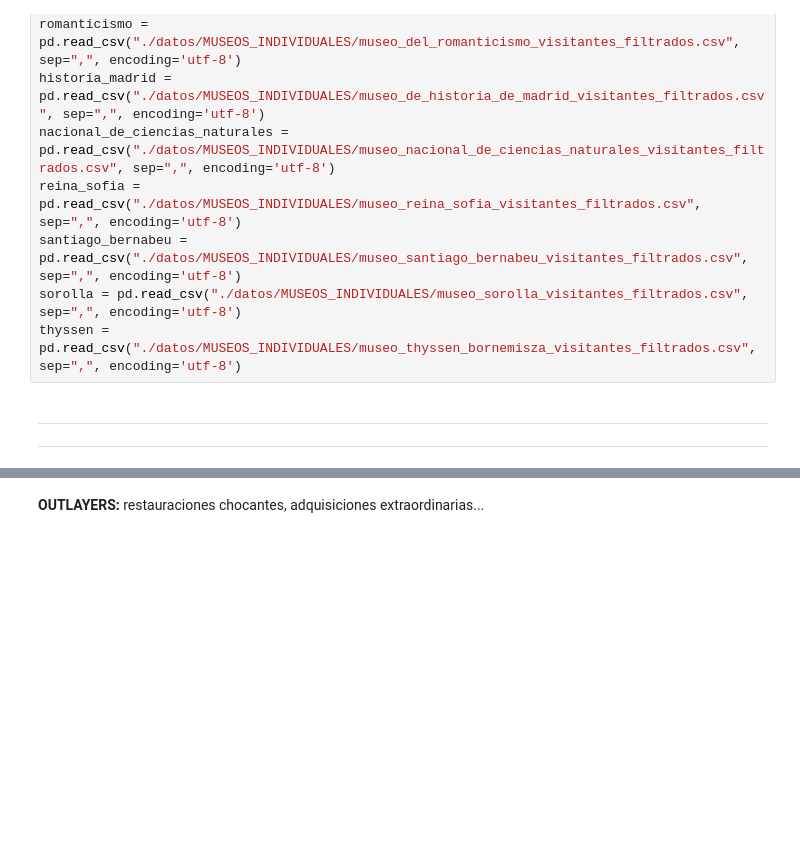
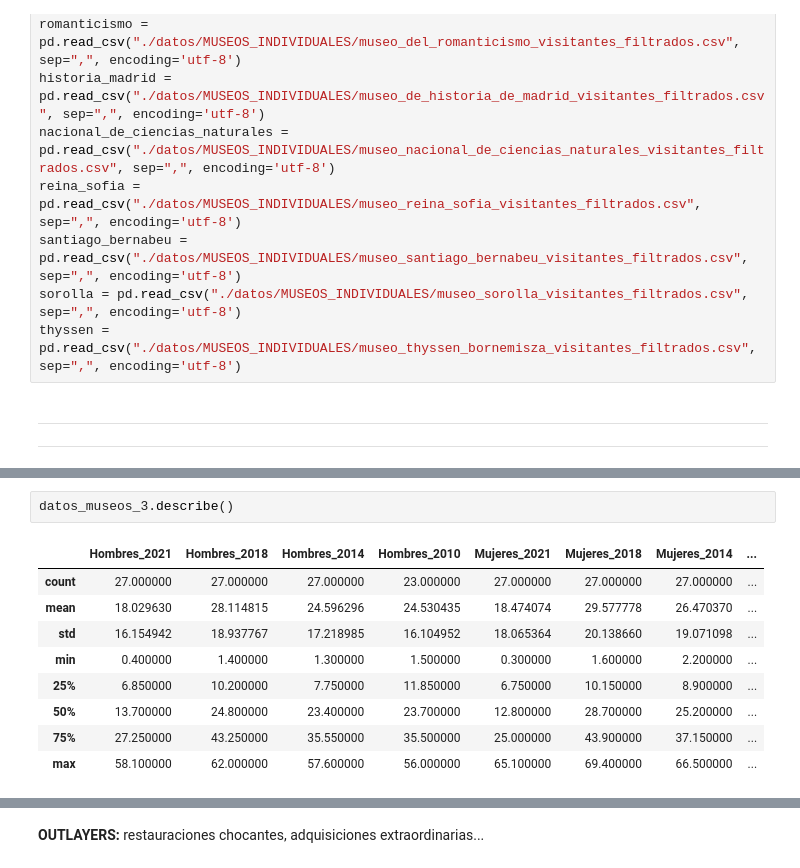
Before and after one commit to pgf3712/EDA_Madrid_Museums, a Jupyter notebook: 3-EDA_DESAROLLO.ipynb, the cells around one changed output, grey strips where cells are left out. Drawn from its saved outputs; the diff is of its cells as text; blank space fills up the shorter version.

```diff
--- a/3-EDA_DESAROLLO.ipynb
+++ b/3-EDA_DESAROLLO.ipynb
@@ -79,0 +102,12 @@ thyssen = pd.read_csv("./datos/MUSEOS_INDIVIDUALES/museo_thyssen_bornemisza_visi
+# %%
+datos_museos_3.describe()
+# %% [output]
+|  | Hombres_2021 | Hombres_2018 | Hombres_2014 | Hombres_2010 | Mujeres_2021 | Mujeres_2018 | Mujeres_2014 | ... |
+| count | 27.000000 | 27.000000 | 27.000000 | 23.000000 | 27.000000 | 27.000000 | 27.000000 | ... |
+| mean | 18.029630 | 28.114815 | 24.596296 | 24.530435 | 18.474074 | 29.577778 | 26.470370 | ... |
+| std | 16.154942 | 18.937767 | 17.218985 | 16.104952 | 18.065364 | 20.138660 | 19.071098 | ... |
+| min | 0.400000 | 1.400000 | 1.300000 | 1.500000 | 0.300000 | 1.600000 | 2.200000 | ... |
+| 25% | 6.850000 | 10.200000 | 7.750000 | 11.850000 | 6.750000 | 10.150000 | 8.900000 | ... |
+| 50% | 13.700000 | 24.800000 | 23.400000 | 23.700000 | 12.800000 | 28.700000 | 25.200000 | ... |
+| 75% | 27.250000 | 43.250000 | 35.550000 | 35.500000 | 25.000000 | 43.900000 | 37.150000 | ... |
+| max | 58.100000 | 62.000000 | 57.600000 | 56.000000 | 65.100000 | 69.400000 | 66.500000 | ... |
```
Also changed, not shown: parts of 42 cells of this notebook, 2 other files.
